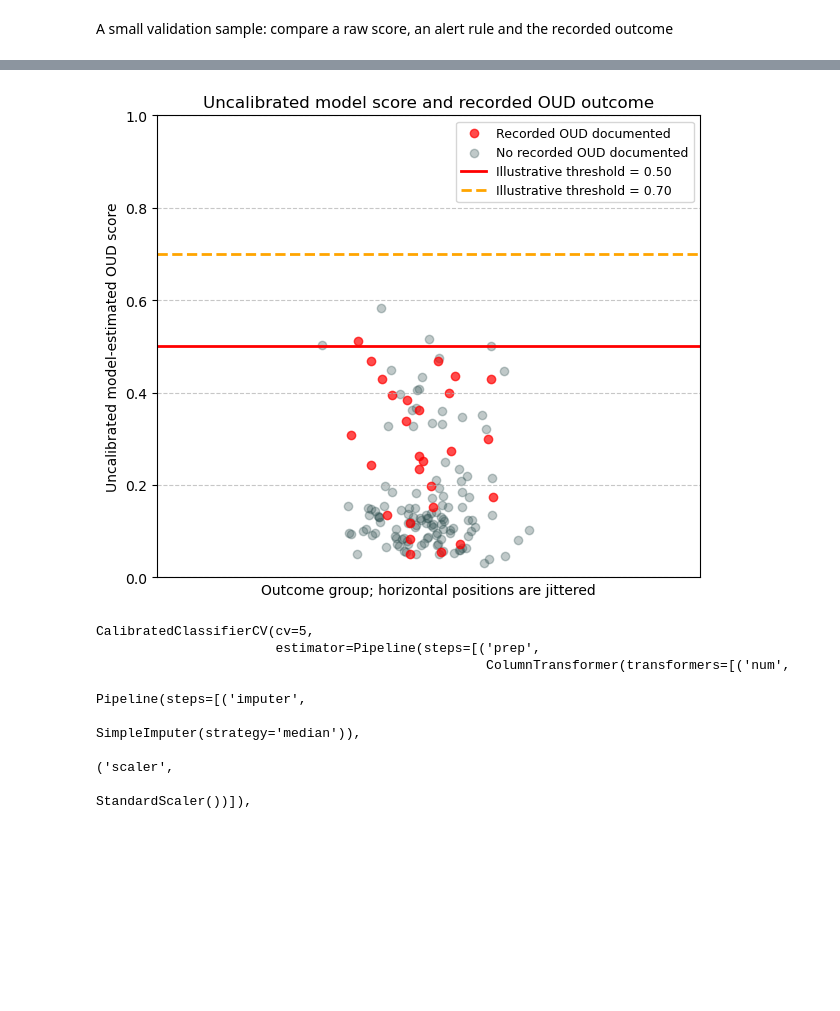
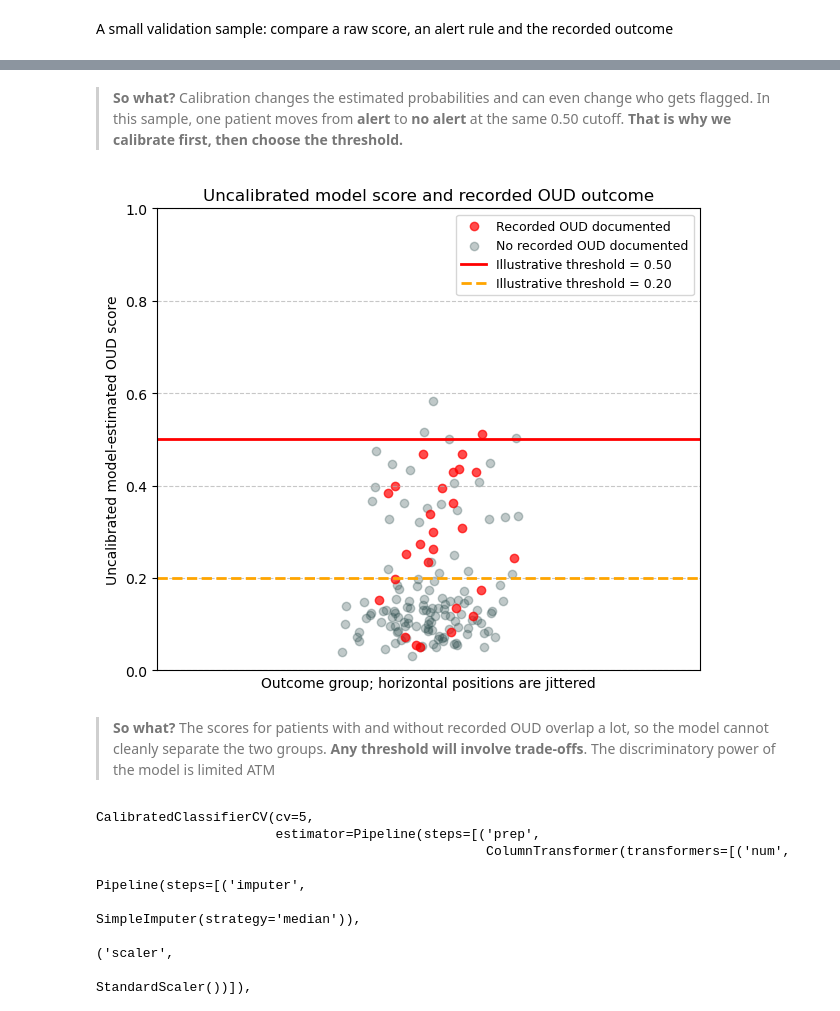
Before and after one commit to IE-ML-for-Healthcare/RAI_opioid_risk_prevention, a Jupyter notebook: ML4HL_OD_RAI_toolbox.ipynb, the cells around one changed output, grey strips where cells are left out. Drawn from its saved outputs; the diff is of its cells as text; code cells hidden in the pictures; blank space fills up the shorter version.

```diff
--- a/ML4HL_OD_RAI_toolbox.ipynb
+++ b/ML4HL_OD_RAI_toolbox.ipynb
@@ -628,37 +644,41 @@ display(
+# %% [markdown]
+> **So what?** Calibration changes the estimated probabilities and can even change who gets flagged. In this sample, one patient moves from **alert** to **no alert** at the same 0.50 cutoff. **That is why we calibrate first, then choose the threshold.**
 # %%
 # Compare validation scores with the recorded OUD outcome
 scores = positive_scores(base_clf, X_val)
 actuals = y_val
 
 # Separate scores for records with and without recorded OUD
 scores_positive = scores[actuals == 1]
 scores_negative = scores[actuals == 0]
 
 # Jitter horizontal positions because the x-axis represents outcome groups, not a measured quantity
 jitter_strength = 0.03
 jitter_positive = np.random.normal(0, jitter_strength, len(scores_positive))
 jitter_negative = np.random.normal(0, jitter_strength, len(scores_negative))
 
 fig, ax = plt.subplots(figsize=(7, 6))
 scatter_other = ax.scatter(jitter_negative, scores_negative, color="darkslategrey", alpha=0.3, label="No recorded OUD documented")
 scatter_target = ax.scatter(jitter_positive, scores_positive, color="red", alpha=0.7, label="Recorded OUD documented")
 
 # Add illustrative threshold lines; these are not the locked policy threshold
 line_50 = ax.axhline(y=0.5, color="red", linestyle="-", linewidth=2, label="Illustrative threshold = 0.50")
-line_70 = ax.axhline(y=0.7, color="orange", linestyle="--", linewidth=2, label="Illustrative threshold = 0.70")
+line_70 = ax.axhline(y=0.2, color="orange", linestyle="--", linewidth=2, label="Illustrative threshold = 0.20")
 
 ax.set_title("Uncalibrated model score and recorded OUD outcome")
 ax.set_xlabel("Outcome group; horizontal positions are jittered")
 ax.set_ylabel("Uncalibrated model-estimated OUD score")
 ax.set_ylim(0, 1)
 ax.set_xticks([])
 ax.set_xlim(-0.2, 0.2)  # Keep the visual spread fixed across reruns
 ax.legend(handles=[scatter_target, scatter_other, line_50, line_70], fontsize=9, loc="upper right")
 
 ax.grid(axis="y", linestyle="--", alpha=0.7)
 plt.show()
 # %% [output]
-[figure, old version]
+[figure, new version]
+# %% [markdown]
+> **So what?** The scores for patients with and without recorded OUD overlap a lot, so the model cannot cleanly separate the two groups. **Any threshold will involve trade-offs**. The discriminatory power of the model is limited ATM
 # %%
 # Use five-fold cross-validation within training data to fit the probability calibrator
 calibrated_clf = CalibratedClassifierCV(
```
Also changed, not shown: parts of 5 cells of this notebook.
